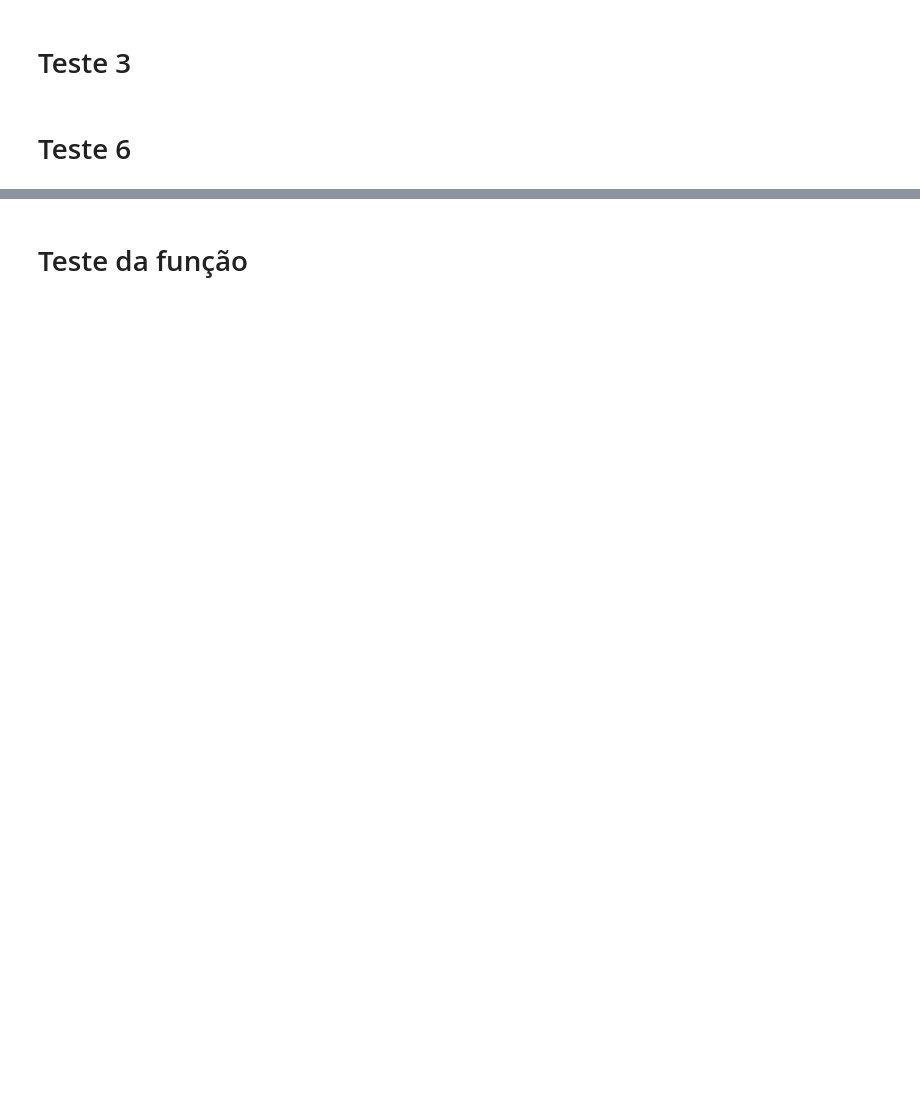
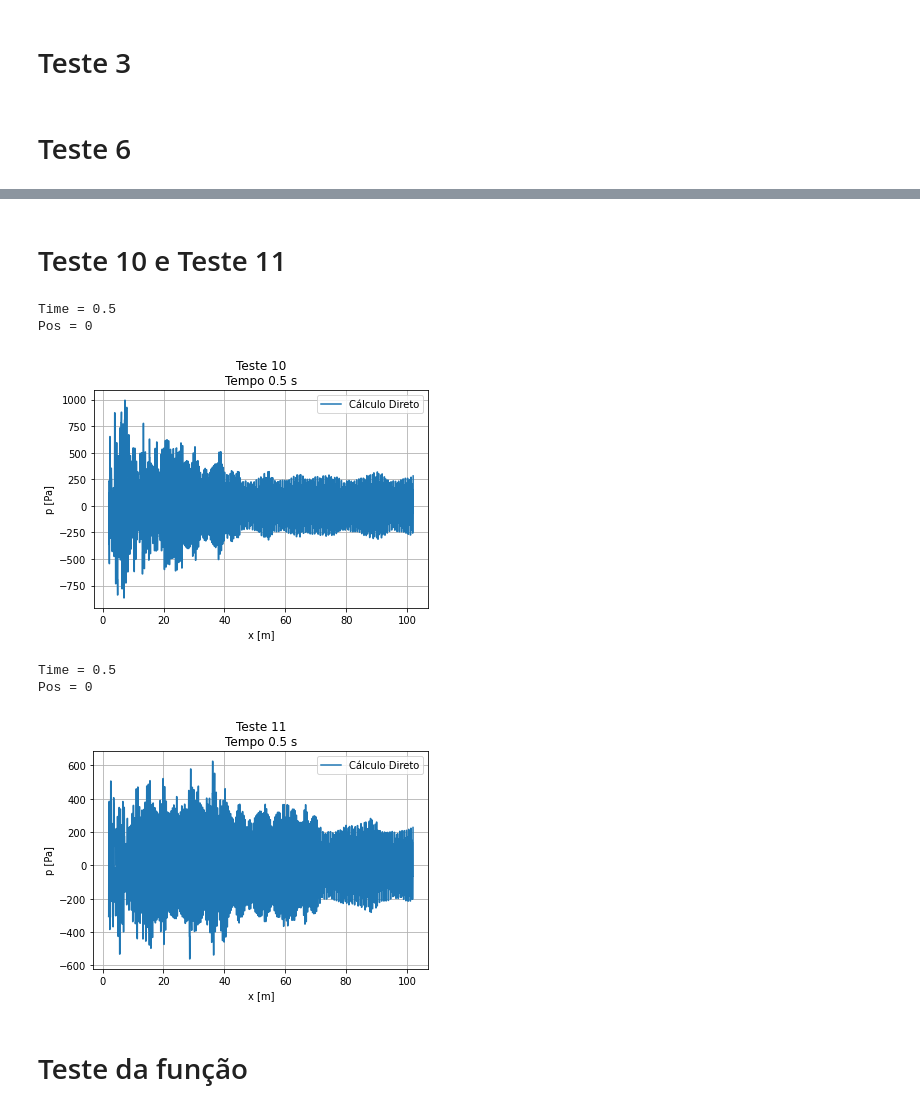
Before and after one commit to Widmark-Kaue/post-process-monopole, a Jupyter notebook: scripts/monopoleFlow.ipynb, the cells around one changed output, grey strips where cells are left out. Drawn from its saved outputs; the diff is of its cells as text; code cells hidden in the pictures; blank space fills up the shorter version.

```diff
--- a/scripts/monopoleFlow.ipynb
+++ b/scripts/monopoleFlow.ipynb
@@ -59,3 +76,25 @@ for m in range(len(microphone)):
+# %% [markdown]
+# Teste 10 e Teste 11
+# %%
+T = [10,11]
+for i in T:
+    pSim,_,_ = wv.importData(f'pimpleT{i}', time = 0.5, case = 'monopoleFlow')
+    x = np.linspace(2,102,len(pSim))
+
+    plt.plot(x,pSim, label = 'Cálculo Direto')
+    plt.xlabel('x [m]')
+    plt.ylabel('p [Pa]')
+    plt.title(f'Teste {i}\nTempo 0.5 s')
+    plt.grid()
+    plt.legend()
+    plt.show()
+# %% [output]
+Time = 0.5
+Pos = 0
+[figure, added]
+Time = 0.5
+Pos = 0
+[figure, added]
 # %% [markdown]
 # Teste da função
 # %%
```
Also changed, not shown: parts of 2 cells of this notebook, 2 other files.
